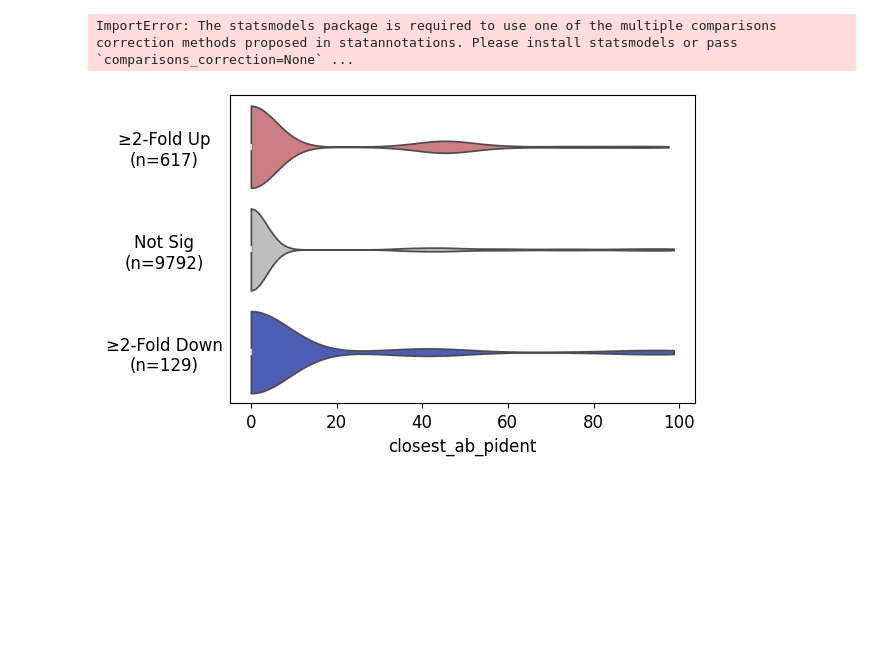
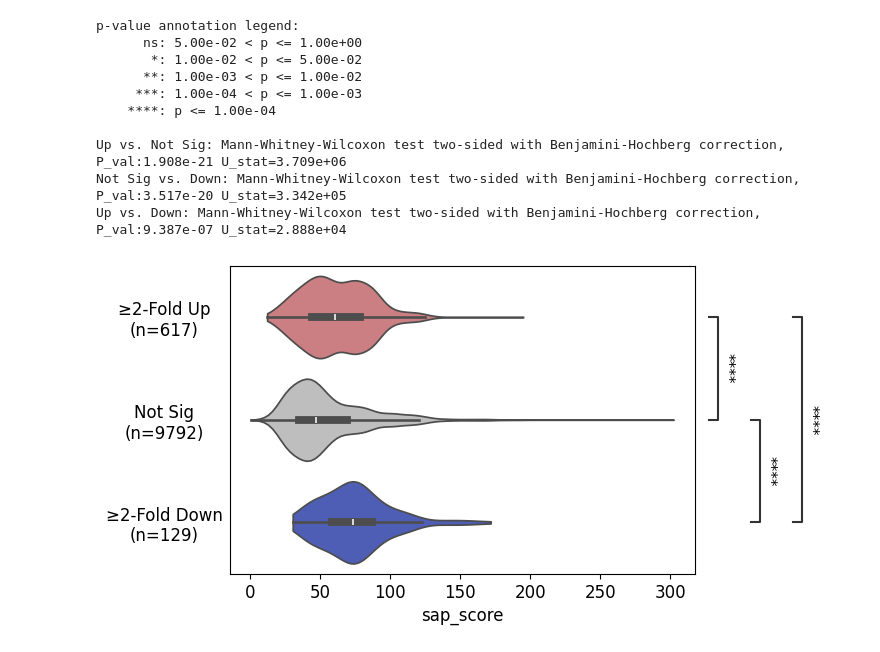
Before and after one commit to kosonocky/bits-to-binders, a Jupyter notebook: scripts/analyze_12k_per_binder.ipynb, the cells around one changed output. Drawn from its saved outputs; the diff is of its cells as text; code cells hidden in the pictures; blank space fills up the shorter version.

```diff
--- a/scripts/analyze_12k_per_binder.ipynb
+++ b/scripts/analyze_12k_per_binder.ipynb
@@ -146,7 +77,7 @@ df = df[(df["B_hs_engaged"] > 0) | (df["C_hs_engaged"] > 0)].reset_index(drop=Tr
 df["twofold_cat"] = pd.Categorical(df["2-fold threshold?"], categories=order, ordered=True)
 
 # for feature in ["esm2_log_likelihood", "complex_normalized", "custom_score", "iplddt", "pae", "angle_Cterm_deg", "angle_Nterm_deg"]:
-for feature in ["closest_ab_pident"]:
+for feature in ["sap_score"]:
     plt.rcParams.update({'font.size': 12})
     fig, ax = plt.subplots(figsize=(6,4))
 
@@ -188,35 +119,44 @@ for feature in ["closest_ab_pident"]:
 
 
 
     # bracket-style stars with Bonferroni correction
     annotator = Annotator(
         ax,
         pairs,
         data=dplot,
         x=feature,
         y="twofold_cat",
         order=order,
         orient="h"
     )
     # benjamini-hochberg correction
     annotator.configure(
         test="Mann-Whitney",
         comparisons_correction="BH",
         text_format="star",
         pvalue_thresholds=[(1e-4, "****"), (1e-3, "***"), (1e-2, "**"), (0.05, "*"), (1, "ns")],
         show_test_name=False,
         loc="outside",
         fontsize=11,
         hide_non_significant=False
     )
     annotator.apply_and_annotate()
 
     plt.savefig(f"../results/feature_{feature}_by_2foldcat.png", dpi=300, bbox_inches='tight')
     plt.show()
     plt.close(fig)
 # %% [output]
-ImportError: The statsmodels package is required to use one of the multiple comparisons correction methods proposed in statannotations. Please install statsmodels or pass `comparisons_correction=None` ...
+p-value annotation legend:
+      ns: 5.00e-02 < p <= 1.00e+00
+       *: 1.00e-02 < p <= 5.00e-02
+      **: 1.00e-03 < p <= 1.00e-02
+     ***: 1.00e-04 < p <= 1.00e-03
+    ****: p <= 1.00e-04
+
+Up vs. Not Sig: Mann-Whitney-Wilcoxon test two-sided with Benjamini-Hochberg correction, P_val:1.908e-21 U_stat=3.709e+06
+Not Sig vs. Down: Mann-Whitney-Wilcoxon test two-sided with Benjamini-Hochberg correction, P_val:3.517e-20 U_stat=3.342e+05
+Up vs. Down: Mann-Whitney-Wilcoxon test two-sided with Benjamini-Hochberg correction, P_val:9.387e-07 U_stat=2.888e+04
-[figure, old version]
+[figure, new version]
 # %%
 import numpy as np
 import pandas as pd
```
Also changed, not shown: parts of 6 cells of this notebook, 6 other files.
